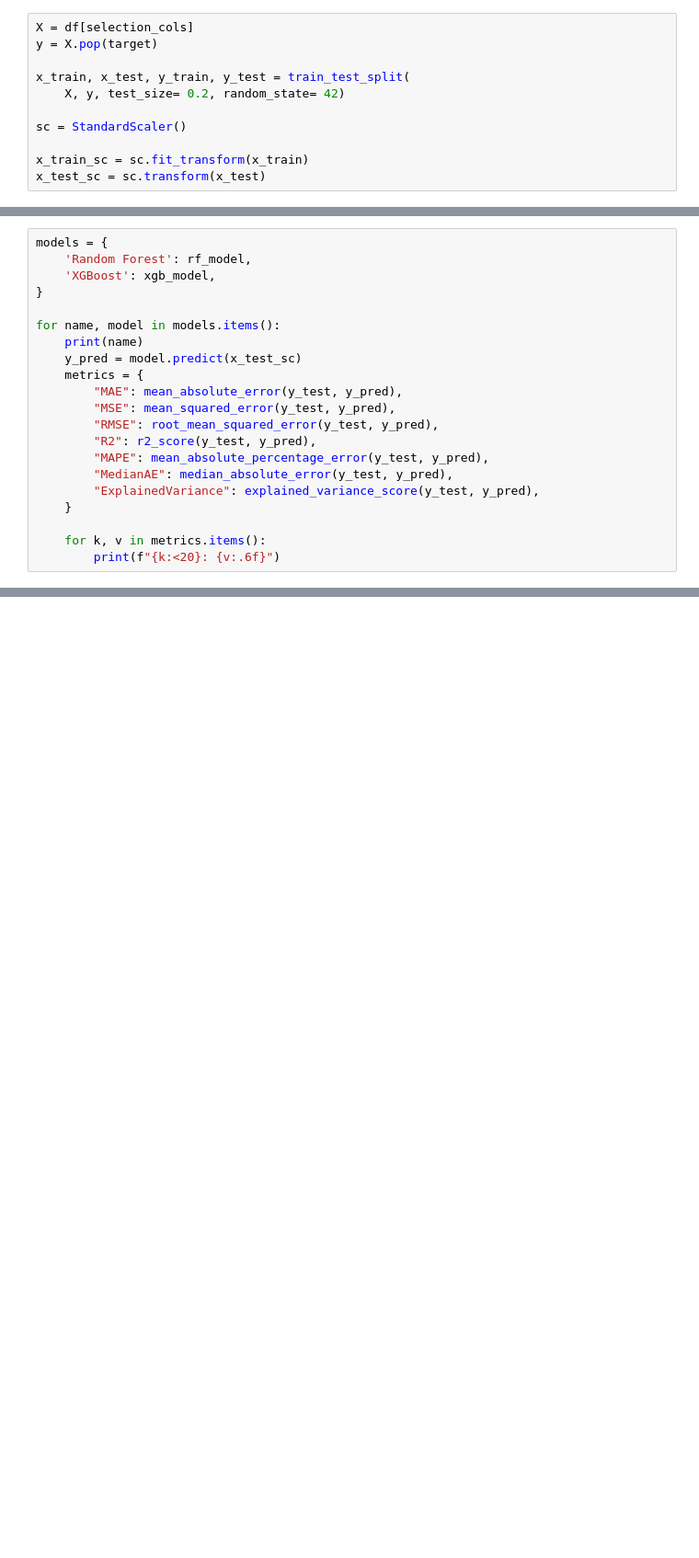
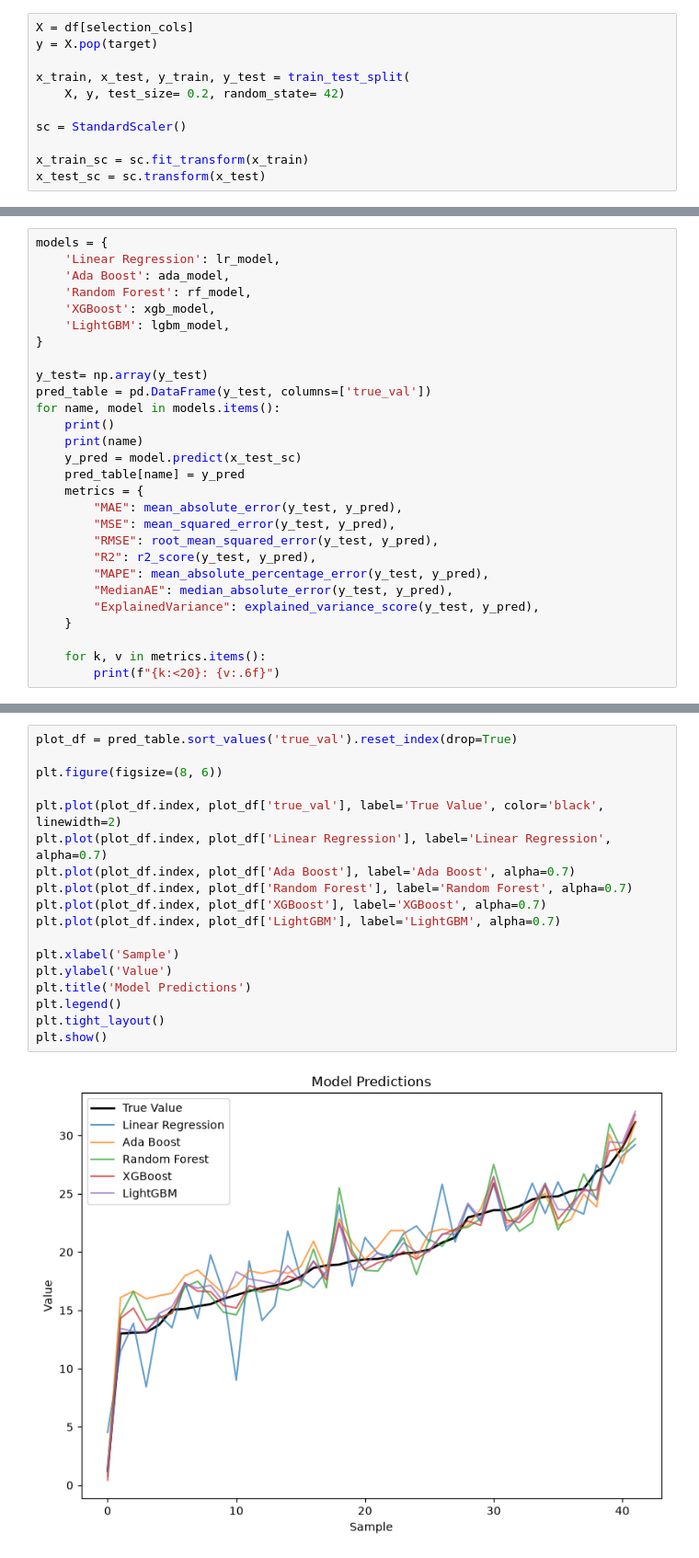
Before and after one commit to luunguyentankhai/Drone-Power-predict, a Jupyter notebook: eda/train.ipynb, the cells around one changed output, grey strips where cells are left out. Shown at 92% size. Saved outputs shown, nothing was run; the diff lists cells and outputs as text; blank space fills up the shorter version.

```diff
--- a/eda/train.ipynb
+++ b/eda/train.ipynb
@@ -107,12 +154,19 @@ RandomForestRegressor(max_depth=6, n_estimators=500, n_jobs=-1, random_state=42)
 # %%
 models = {
+    'Linear Regression': lr_model,
+    'Ada Boost': ada_model,
     'Random Forest': rf_model,
     'XGBoost': xgb_model,
+    'LightGBM': lgbm_model,
 }
 
+y_test= np.array(y_test)
+pred_table = pd.DataFrame(y_test, columns=['true_val'])
 for name, model in models.items():
+    print()
     print(name)
     y_pred = model.predict(x_test_sc)
+    pred_table[name] = y_pred
     metrics = {
         "MAE": mean_absolute_error(y_test, y_pred),
         "MSE": mean_squared_error(y_test, y_pred),
@@ -145,3 +220,23 @@ ExplainedVariance   : 0.920547
+# %%
+plot_df = pred_table.sort_values('true_val').reset_index(drop=True)
+
+plt.figure(figsize=(8, 6))
+
+plt.plot(plot_df.index, plot_df['true_val'], label='True Value', color='black', linewidth=2)
+plt.plot(plot_df.index, plot_df['Linear Regression'], label='Linear Regression', alpha=0.7)
+plt.plot(plot_df.index, plot_df['Ada Boost'], label='Ada Boost', alpha=0.7)
+plt.plot(plot_df.index, plot_df['Random Forest'], label='Random Forest', alpha=0.7)
+plt.plot(plot_df.index, plot_df['XGBoost'], label='XGBoost', alpha=0.7)
+plt.plot(plot_df.index, plot_df['LightGBM'], label='LightGBM', alpha=0.7)
+
+plt.xlabel('Sample')
+plt.ylabel('Value')
+plt.title('Model Predictions')
+plt.legend()
+plt.tight_layout()
+plt.show()
+# %% [output]
+[figure, added]
 # %%
 del df
 gc.collect()
```
Also changed, not shown: parts of 7 cells of this notebook.
